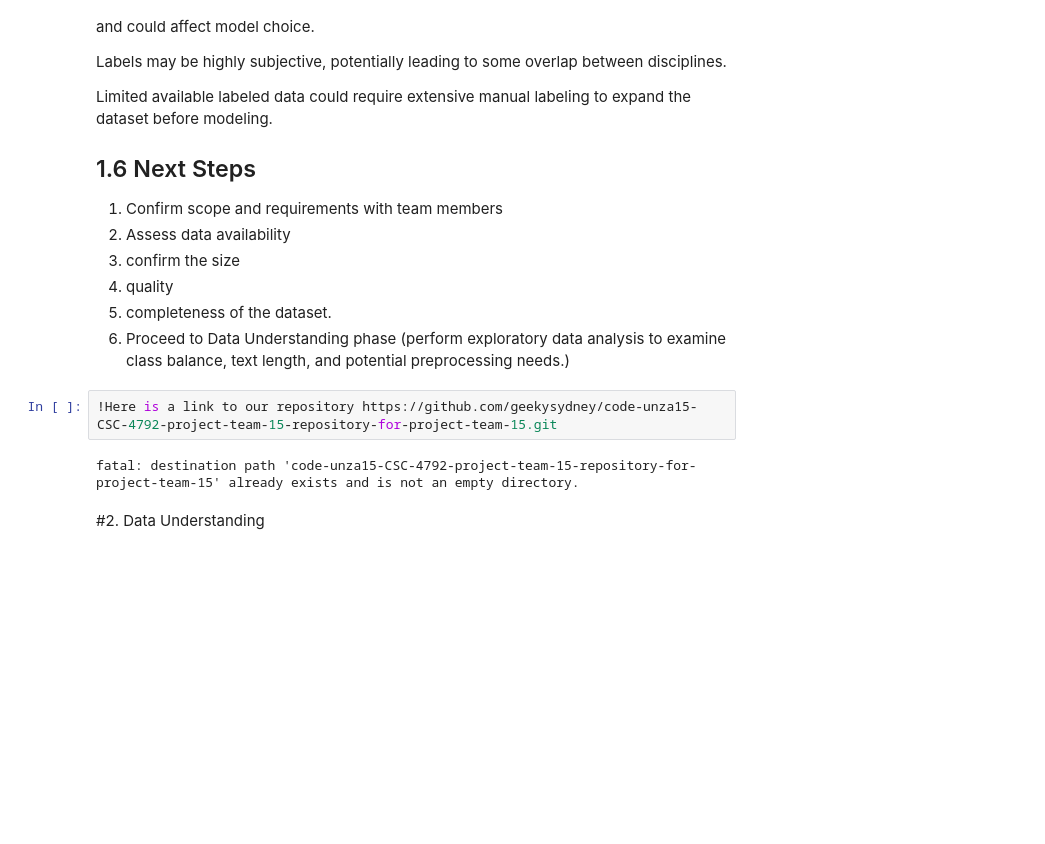
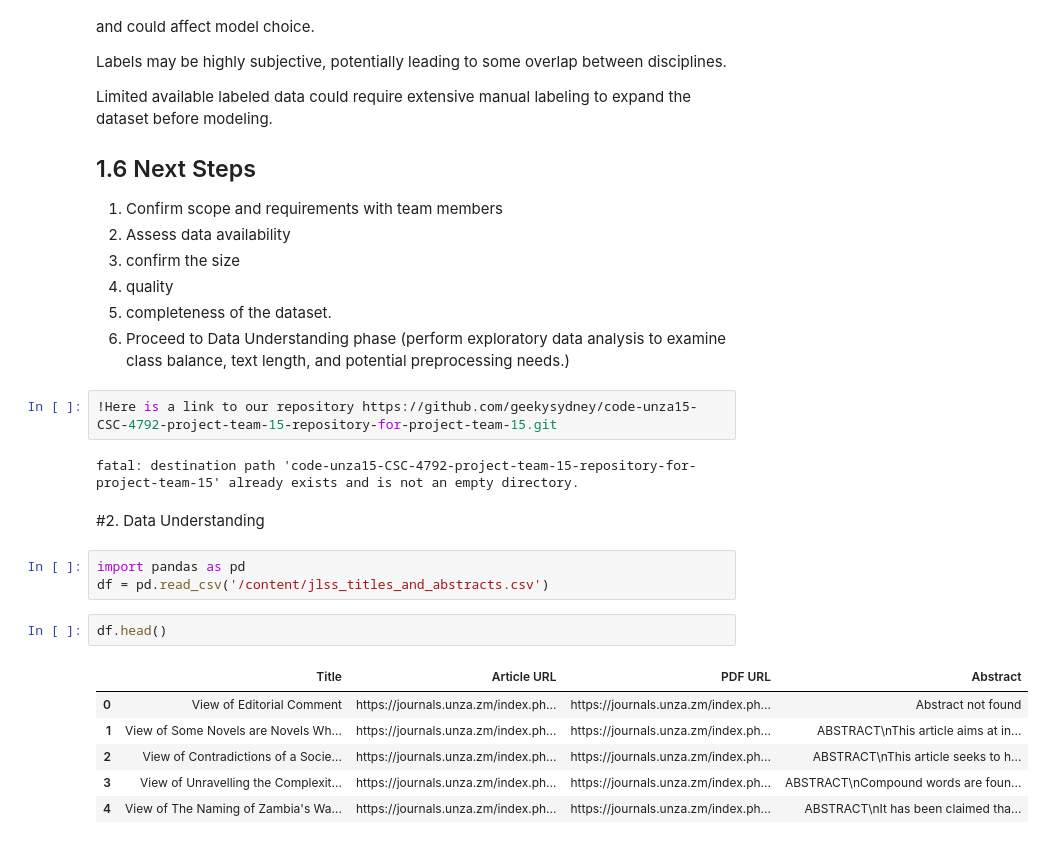
Before and after one commit to sydneymulando/code-unza15-CSC-4792-project-team-15-repository-for-project-team-15, a Jupyter notebook: code_unza25_csc4792_project_team_15_notebook.ipynb, the cells around one changed output. Saved outputs shown, nothing was run; the diff lists cells and outputs as text; blank space fills up the shorter version.

```diff
--- a/code_unza25_csc4792_project_team_15_notebook.ipynb
+++ b/code_unza25_csc4792_project_team_15_notebook.ipynb
@@ -64,3 +64,15 @@ Limited available labeled data could require extensive manual labeling to expand
 fatal: destination path 'code-unza15-CSC-4792-project-team-15-repository-for-project-team-15' already exists and is not an empty directory.
 # %% [markdown]
 #2. Data Understanding
+# %%
+import pandas as pd
+df = pd.read_csv('/content/jlss_titles_and_abstracts.csv')
+# %%
+df.head()
+# %% [output]
+|  | Title | Article URL | PDF URL | Abstract |
+| 0 | View of Editorial Comment | https://journals.unza.zm/index.ph... | https://journals.unza.zm/index.ph... | Abstract not found |
+| 1 | View of Some Novels are Novels Wh... | https://journals.unza.zm/index.ph... | https://journals.unza.zm/index.ph... | ABSTRACT\nThis article aims at in... |
+| 2 | View of Contradictions of a Socie... | https://journals.unza.zm/index.ph... | https://journals.unza.zm/index.ph... | ABSTRACT\nThis article seeks to h... |
+| 3 | View of Unravelling the Complexit... | https://journals.unza.zm/index.ph... | https://journals.unza.zm/index.ph... | ABSTRACT\nCompound words are foun... |
+| 4 | View of The Naming of Zambia's Wa... | https://journals.unza.zm/index.ph... | https://journals.unza.zm/index.ph... | ABSTRACT\nIt has been claimed tha... |
```
Also changed, not shown: parts of 4 cells of this notebook.
